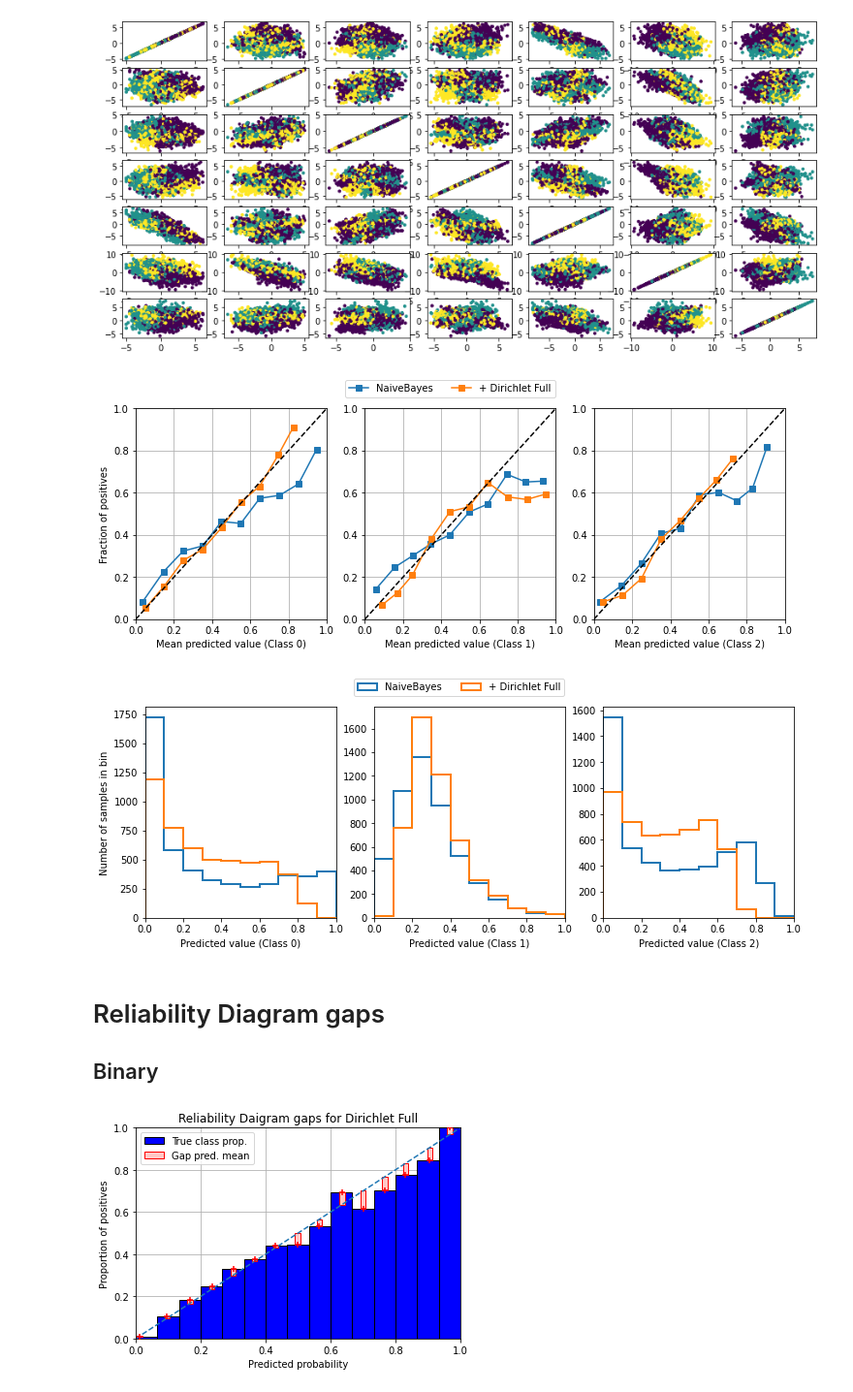
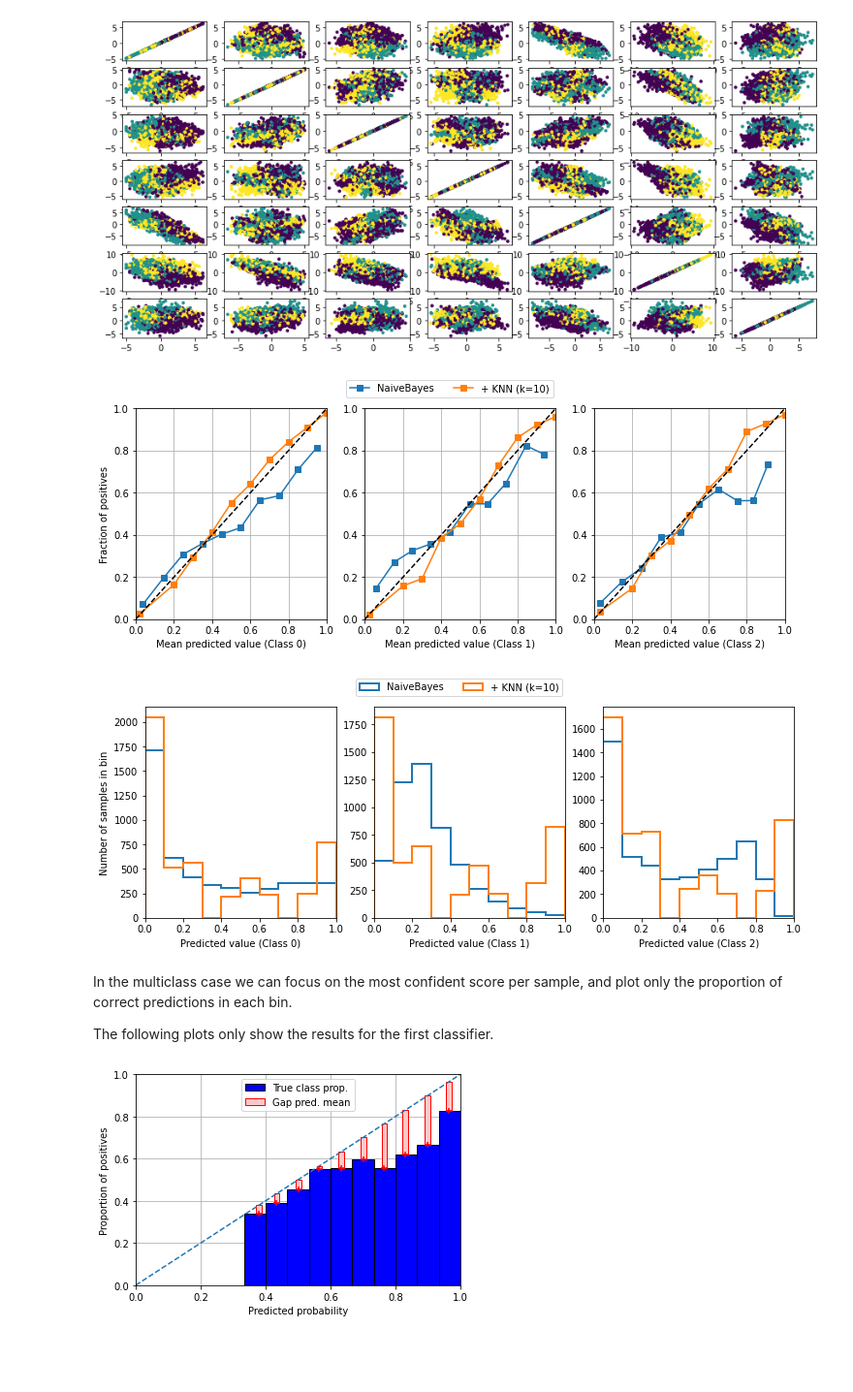
Before and after one commit to classifier-calibration/hands_on, a Jupyter notebook: notebooks/1_visualisation_tools.ipynb, the cells around one changed output. Shown at 97% size. Cells and saved outputs as stored; diff of their text form; code cells hidden in the pictures; blank space fills up the shorter version.

Commit message:
Cleaned and expanded 1. - Cleaned all the imports by doing them only when needed. - Reorganised to make a story clearer - Added figures - Removed calibrators when not necessary

```diff
--- a/notebooks/1_visualisation_tools.ipynb
+++ b/notebooks/1_visualisation_tools.ipynb
@@ -147,31 +175,30 @@ for i in range(n_features):
 x_train, x_test, y_train, y_test = train_test_split(x, y, test_size=0.5)
 clf = GaussianNB()
 clf.fit(x_train, y_train)
-cal = CalibratedModel(clf, FullDirichletCalibrator())
-cal.fit(x_train, y_train)
+clf2 = KNeighborsClassifier(n_neighbors=10)
+clf2.fit(x_train, y_train)
 
 scores_list = [clf.predict_proba(x_test),
-          cal.predict_proba(x_test)]
+          clf2.predict_proba(x_test)]
 
-_ = plot_reliability_diagram(y_test, scores_list, legend=('NaiveBayes', '+ Dirichlet Full'),
+_ = plot_reliability_diagram(y_test, scores_list, legend=('NaiveBayes', '+ KNN (k=10)'),
                              histogram=True)
 # %% [output]
-[figure, old version]
+[figure, new version]
-[figure, old version]
+[figure, new version]
-# %% [markdown]
-# Reliability Diagram gaps
-
-## Binary
+# %% [markdown]
+In the multiclass case we can focus on the most confident score per sample, and plot only the proportion of correct predictions in each bin.
+
+The following plots only show the results for the first classifier.
 # %%
-from pycalib.visualisations import plot_binary_reliability_diagram_gaps
+from pycalib.visualisations import plot_multiclass_reliability_diagram_gaps
 
-x, y = dataset_binary
+x, y = dataset_ternary
 x_train, x_test, y_train, y_test = train_test_split(x, y, test_size=0.5)
-cal = CalibratedModel(GaussianNB(), FullDirichletCalibrator())
-cal.fit(x_train, y_train)
+clf = GaussianNB()
+clf.fit(x_train, y_train)
 
-est_scores = cal.predict_proba(x_test)
-fig, ax = plot_binary_reliability_diagram_gaps(y_test, est_scores, n_bins=15)
-_ = ax.set_title('Reliability Daigram gaps for Dirichlet Full')
+probas = clf.predict_proba(x_test)
+_ = plot_multiclass_reliability_diagram_gaps(y_test, probas, per_class=False)
 # %% [output]
-[figure, old version]
+[figure, new version]
```
Also changed, not shown: parts of 57 cells of this notebook.
